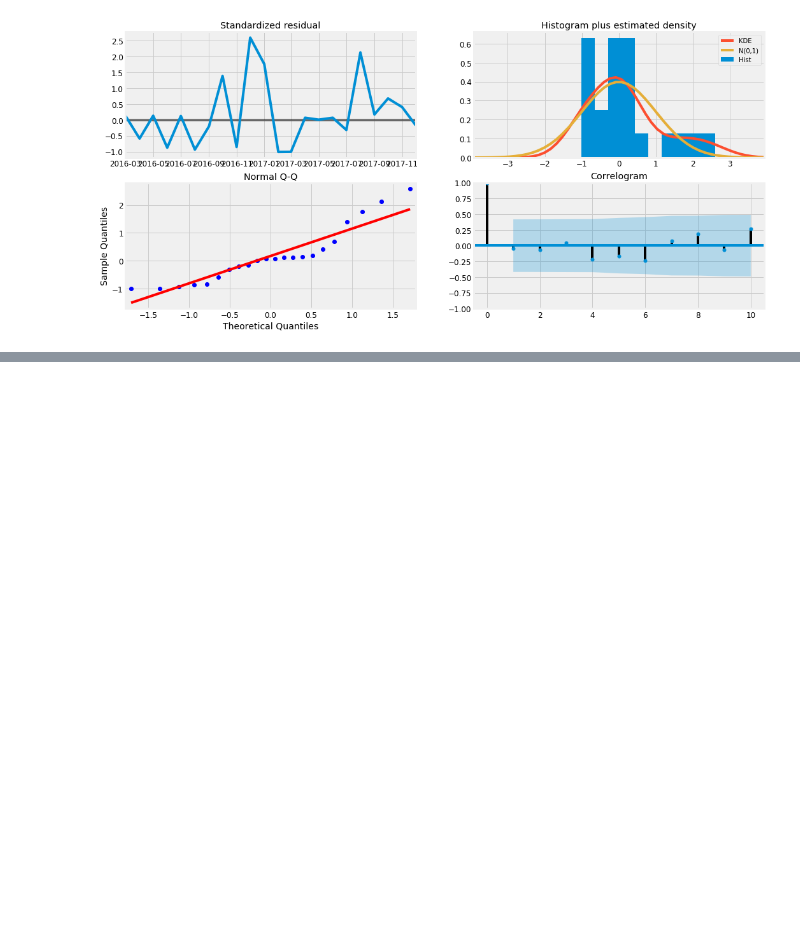
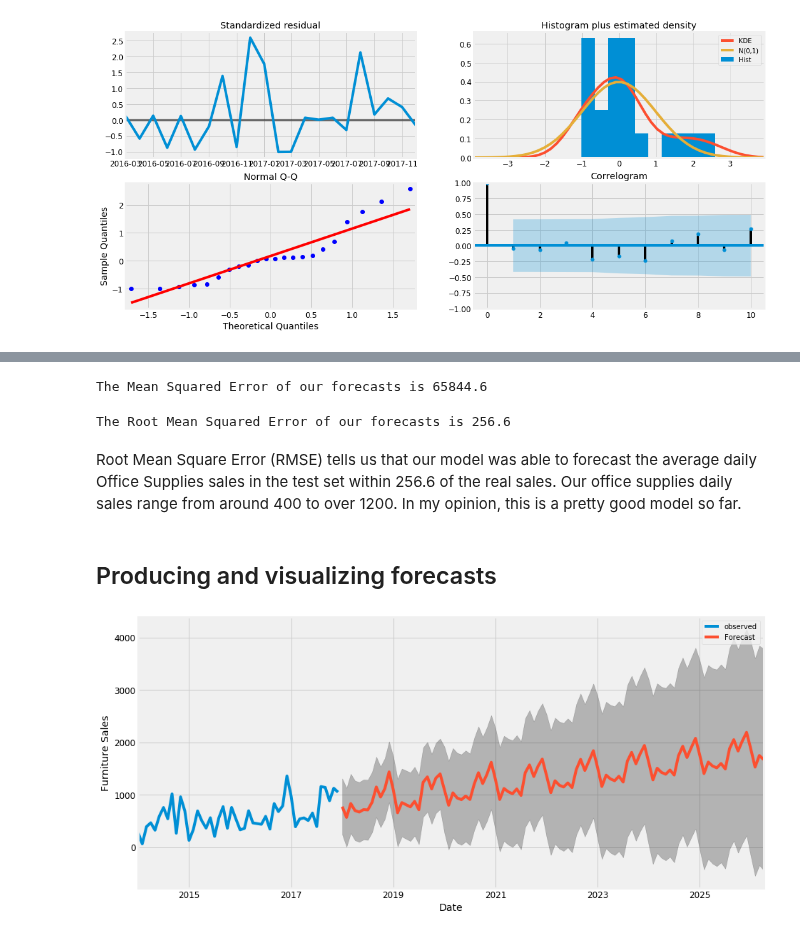
Before and after one commit to minkicu/100DayOfMLCode, a Jupyter notebook: day_067_superstore_forecasting.ipynb, the cells around one changed output, grey strips where cells are left out. Cells and saved outputs as stored; diff of their text form; code cells hidden in the pictures; blank space fills up the shorter version.

Commit message:
update model validating

```diff
--- a/day_067_superstore_forecasting.ipynb
+++ b/day_067_superstore_forecasting.ipynb
@@ -245,0 +266,31 @@ plt.show()
+# %%
+y_forecasted = pred.predicted_mean
+y_truth = y['2017-01-01':]
+mse = ((y_forecasted - y_truth) ** 2).mean()
+print('The Mean Squared Error of our forecasts is {}'.format(round(mse, 2)))
+# %% [output]
+The Mean Squared Error of our forecasts is 65844.6
+# %%
+import numpy as np
+
+print('The Root Mean Squared Error of our forecasts is {}'.format(round(np.sqrt(mse), 2)))
+# %% [output]
+The Root Mean Squared Error of our forecasts is 256.6
+# %% [markdown]
+Root Mean Square Error (RMSE) tells us that our model was able to forecast the average daily Office Supplies sales in the test set within 256.6 of the real sales. Our office supplies daily sales range from around 400 to over 1200. In my opinion, this is a pretty good model so far.
+# %% [markdown]
+## Producing and visualizing forecasts
+# %%
+pred_uc = results.get_forecast(steps=100)
+pred_ci = pred_uc.conf_int()
+ax = y.plot(label='observed', figsize=(14, 7))
+pred_uc.predicted_mean.plot(ax=ax, label='Forecast')
+ax.fill_between(pred_ci.index,
+                pred_ci.iloc[:, 0],
+                pred_ci.iloc[:, 1], color='k', alpha=.25)
+ax.set_xlabel('Date')
+ax.set_ylabel('Furniture Sales')
+plt.legend()
+plt.show()
+# %% [output]
+[figure, added]
```
Also changed, not shown: parts of 14 cells of this notebook.
